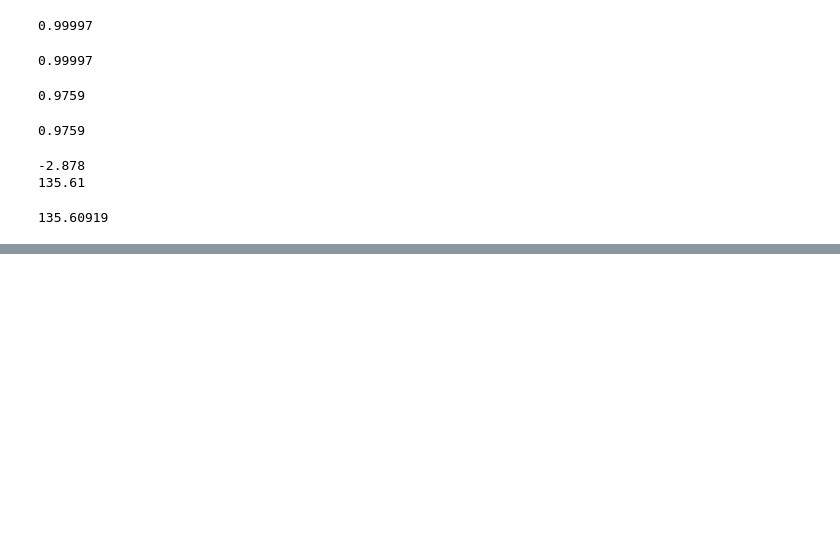
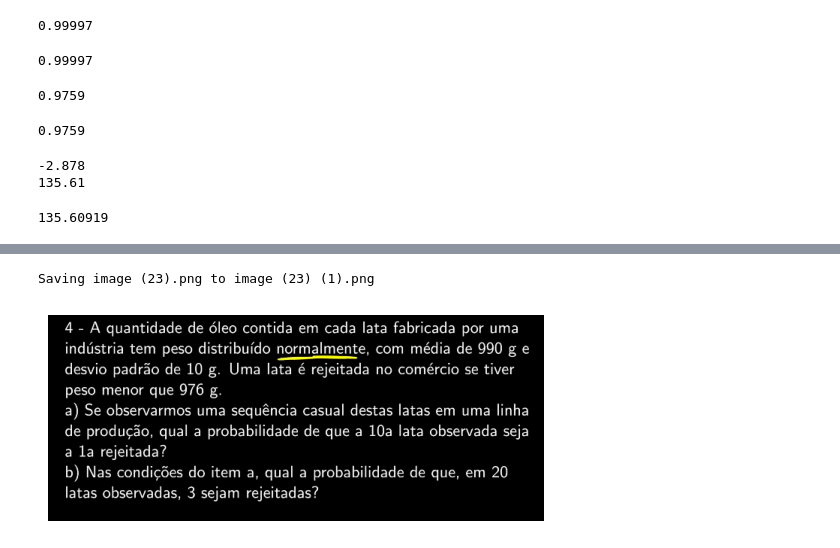
Before and after one commit to MArcoAEAandrade/Estudos-sobre-modelos-estat-sticos, a Jupyter notebook: Aulas_de_modelos_contínuos.ipynb, the cells around one changed output, grey strips where cells are left out. Saved outputs shown, nothing was run; the diff lists cells and outputs as text; code cells hidden in the pictures; blank space fills up the shorter version.

```diff
--- a/Aulas_de_modelos_contínuos.ipynb
+++ b/Aulas_de_modelos_contínuos.ipynb
@@ -376,0 +466,8 @@ print(round((p),5))
+# %%
+uploaded = files.upload()
+img = Image.open("image (23).png")
+
+plt.imshow(img)
+plt.axis("off")
+plt.show()
+# %% [output]
@@ -376,0 +475,2 @@ print(round((p),5))
+Saving image (23).png to image (23) (1).png
+[figure, added]
```
Also changed, not shown: parts of 9 cells of this notebook.
